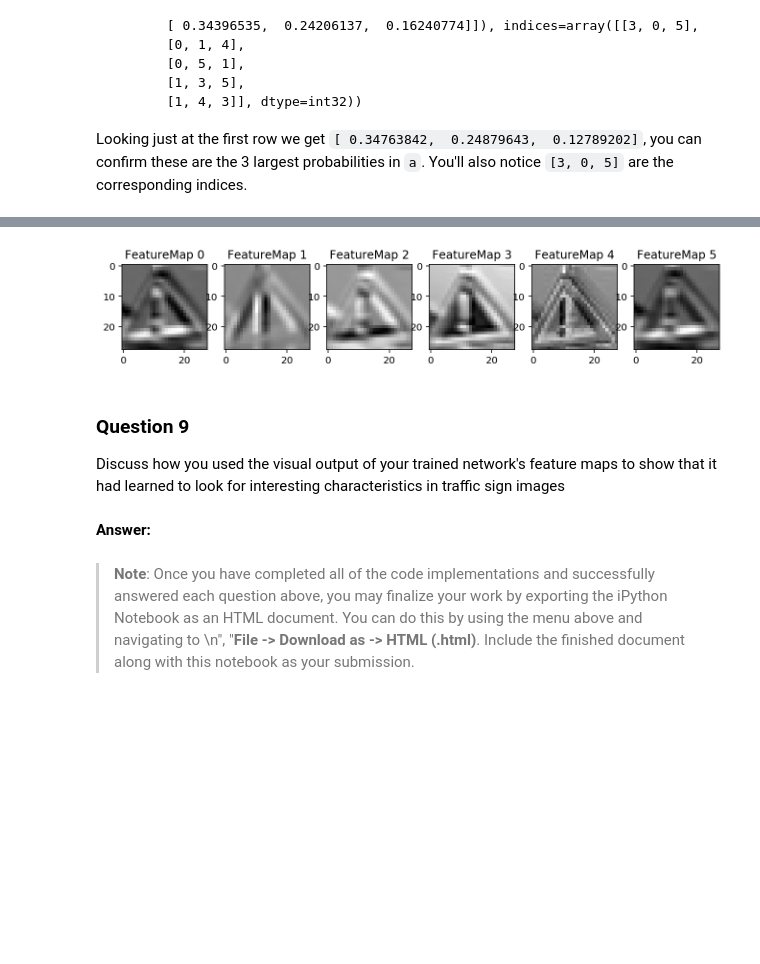
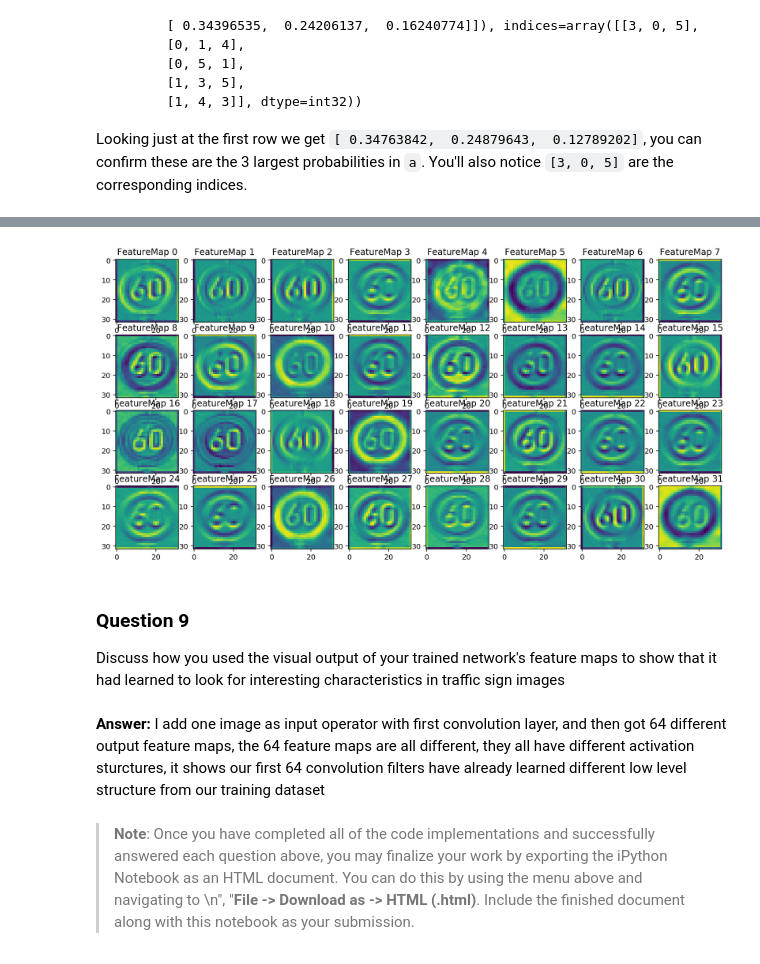
Before and after one commit to Walter1218/self_driving_car_ND, a Jupyter notebook: CarND-Traffic-Sign-Classifier-Project-2/Traffic_Sign_Classifier.ipynb, the cells around one changed output, grey strips where cells are left out. Drawn from its saved outputs; the diff is of its cells as text; code cells hidden in the pictures; blank space fills up the shorter version.

```diff
--- a/CarND-Traffic-Sign-Classifier-Project-2/Traffic_Sign_Classifier.ipynb
+++ b/CarND-Traffic-Sign-Classifier-Project-2/Traffic_Sign_Classifier.ipynb
@@ -599,7 +906,7 @@ save_model_path = './classification'
 # Train the nets
 with tf.Session() as sess:
     sess.run(tf.global_variables_initializer())
-    num_examples = len(X_train)
+    num_examples = len(features_balanced_train)
 
     print("Training...")
     print()
@@ -607,7 +914,7 @@ with tf.Session() as sess:
         #X_train, y_train = shuffle(features_train, y_train)
         for offset in range(0, num_examples,batch_size):
             end = offset + batch_size
-            batch_x, batch_y = features_train[offset:end], labels_train[offset:end]
+            batch_x, batch_y = features_balanced_train[offset:end], labels_train[offset:end]
             train_neural_network(sess, optimizer, keep_probability, batch_x, batch_y)
         print('Epoch {:>2} '.format(i + 1), end='')
         print_stats(sess, batch_x, batch_y, cost, accuracy)
@@ -742,13 +1059,13 @@ You may find `signnames.csv` useful as it contains mappings from the class id (i
 ### Load the images and plot them here.
 ### Feel free to use as many code cells as needed.
 #load the images and set the label y for each input image
-image_features_files = ["traffic_signs_0_.jpg","traffic_signs_1.jpg","traffic_signs_3.jpg","traffic_signs_4.jpg","traffic_signs_5.jpg"]
+image_features_files = ["traffic_signs_0_.jpg","traffic_signs_1.jpg","traffic_signs_2.jpg","traffic_signs_3.jpg","traffic_signs_4.jpg"]
 df = pd.read_csv("signnames.csv")
 names = []
 for i in range(df.shape[0]):
     names.append(df.iloc[i].SignName)
-image_labels = [names[37],names[18],names[3],names[25],names[14]]
-img_mat = [37,18,3,25,14]
+image_labels = [names[37],names[18],names[17],names[3],names[25]]
+img_mat = [37,18,17,3,25]
 # %%
 #display the images here
 import cv2
@@ -800,7 +1117,7 @@ print(imgs.shape, labs.shape)
 (5, 32, 32, 3) (5,)
 # %%
 #2.0 doing pre-processing pipeline here
-features_web = grayscale(imgs)
+features_web = imgs#grayscale(imgs)
 features_web = normalize(features_web)
 labels_web = one_hot_encode(labs)
 print(features_web.shape, labels_web.shape)
@@ -936,9 +1252,8 @@ def outputFeatureMap(sess,image_input, tf_activation, activation_min=-1, activat
     # image_input =
     # Note: x should be the same name as your network's tensorflow data placeholder variable
     # If you get an error tf_activation is not defined it maybe having trouble accessing the variable from inside a function
-    #sess = tf.get_default_session()
-    #print(tf_activation)
-    activation = tf_activation.eval(session=sess,feed_dict={loaded_x : image_input, loaded_keep_prob : 1.0})
+    #sess = tf.Session()
+    activation = tf_activation.eval(session=sess,feed_dict={loaded_x : image_input, loaded_keep_prob: 1.0})
     #sess = tf.Session()
     #activation = sess.run(tf_activation, feed_dict = {x : image_input})
     featuremaps = activation.shape[3]
@@ -949,41 +1264,43 @@ def outputFeatureMap(sess,image_input, tf_activation, activation_min=-1, activat
         if activation_min != -1 & activation_max != -1:
             plt.imshow(activation[0,:,:, featuremap], interpolation="nearest", vmin =activation_min, vmax=activation_max, cmap="gray")
         elif activation_max != -1:
-            plt.imshow(activation[0,:,:, featuremap], interpolation="nearest", vmax=activation_max, cmap="gray")
+            plt.imshow(activation[0,:,:, featuremap], interpolation="nearest", vmax=activation_max)#, cmap="gray"
         elif activation_min !=-1:
-            plt.imshow(activation[0,:,:, featuremap], interpolation="nearest", vmin=activation_min, cmap="gray")
+            plt.imshow(activation[0,:,:, featuremap], interpolation="nearest", vmin=activation_min)#, cmap="gray"
         else:
-            plt.imshow(activation[0,:,:, featuremap], interpolation="nearest", cmap="gray")
+            plt.imshow(activation[0,:,:, featuremap], interpolation="nearest")#, cmap="gray"
 # %%
 inputs = tuple(zip(*random.sample(list(zip(features_web)), 1)))
 #input_img = np.reshape(inputs, (-1,32,32,1))#features_web[0].reshape((-1,32,32,1))
 loaded_graph = tf.Graph()
 with tf.Session(graph=loaded_graph) as sess:
     # Load trained model here
     loader = tf.train.import_meta_graph(save_model_path + '.meta')
     loader.restore(sess, save_model_path)
 
     # Get Tensors from loaded model
     loaded_x = loaded_graph.get_tensor_by_name('x:0')
     loaded_y = loaded_graph.get_tensor_by_name('y:0')
     conv_1 = loaded_graph.get_tensor_by_name('conv_1:0')
     conv_2 = loaded_graph.get_tensor_by_name('conv_2:0')
     #conv_3 = loaded_graph.get_tensor_by_name('conv_3:0')
     loaded_keep_prob = loaded_graph.get_tensor_by_name('keep_prob:0')
     loaded_logits = loaded_graph.get_tensor_by_name('logits:0')
     loaded_acc = loaded_graph.get_tensor_by_name('accuracy:0')
     with loaded_graph.as_default() as g:
-        outputFeatureMap(sess,inputs[0], conv_1, activation_min=-1, activation_max=-1 ,plt_num=1)
+        #input_img = np.reshape(inputs[0], (-1,32,32,1))
+        outputFeatureMap(sess,inputs[0], conv_1, activation_min=-1, activation_max=-1 ,plt_num=1, row = 8, column = 8)
         #outputFeatureMap(sess,inputs[0], conv_2,activation_min=-1, activation_max=-1 ,plt_num=1,  row = 8, column = 8)
         #outputFeatureMap(sess,inputs[0], conv_3, activation_min=-1, activation_max=-1 ,plt_num=1, row = 12, column = 12)
 # %% [output]
-[figure, old version]
+[figure, new version]
 # %% [markdown]
 ### Question 9
 
 Discuss how you used the visual output of your trained network's feature maps to show that it had learned to look for interesting characteristics in traffic sign images
-# %% [markdown]
-**Answer:**
+# %% [markdown]
+**Answer:**
+I add one image as input operator with first convolution layer, and then got 64 different output feature maps, the 64 feature maps are all different, they all have different activation sturctures, it shows our first 64 convolution filters have already learned different low level structure from our training dataset
 # %% [markdown]
 > **Note**: Once you have completed all of the code implementations and successfully answered each question above, you may finalize your work by exporting the iPython Notebook as an HTML document. You can do this by using the menu above and navigating to  \n",
     "**File -> Download as -> HTML (.html)**. Include the finished document along with this notebook as your submission.
```
Also changed, not shown: parts of 45 cells of this notebook, 1 other file.
